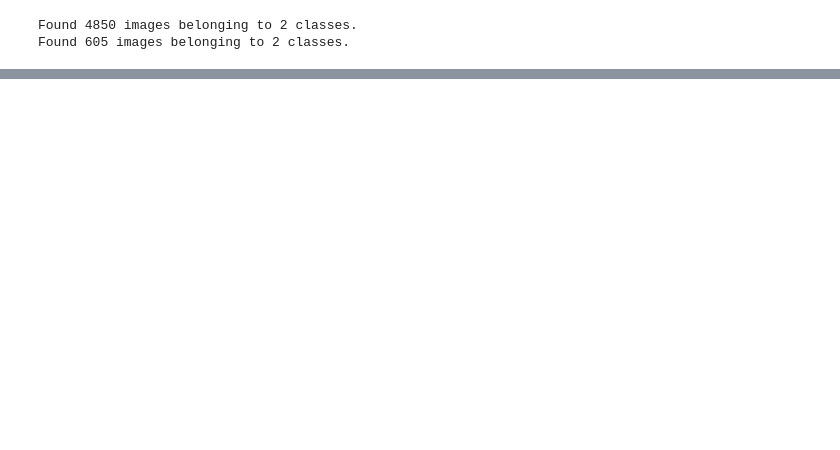
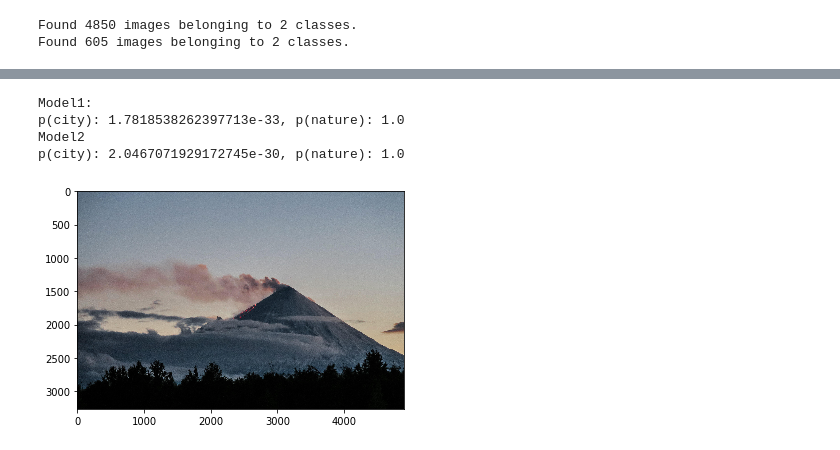
Before and after one commit to GougeC/Landscape_or_Cityscape, a Jupyter notebook: Landscape_Or_Cityscape.ipynb, the cells around one changed output, grey strips where cells are left out. Cells and saved outputs as stored; diff of their text form; code cells hidden in the pictures; blank space fills up the shorter version.

```diff
--- a/Landscape_Or_Cityscape.ipynb
+++ b/Landscape_Or_Cityscape.ipynb
@@ -230,0 +333,8 @@ show_and_predict('images/test/earthporn_3_10/image259.jpg',iv3_model,'inception_
+# %%
+show_and_predict('images/test/earthporn_3_10/image3509.jpg',iv3_model1,iv3_model2,'inception_v3')
+# %% [output]
+Model1:
+p(city): 1.7818538262397713e-33, p(nature): 1.0
+Model2
+p(city): 2.0467071929172745e-30, p(nature): 1.0
+[figure, added]
```
Also changed, not shown: parts of 53 cells of this notebook, 1 other file.
